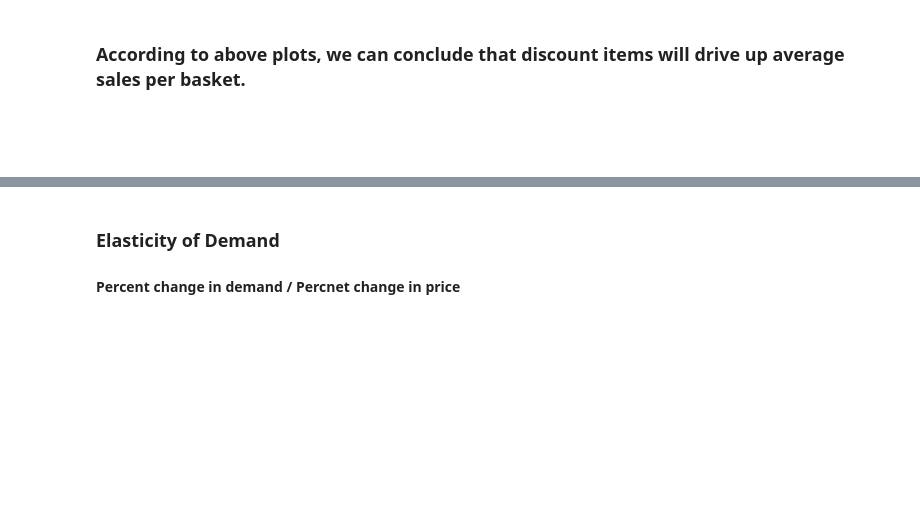
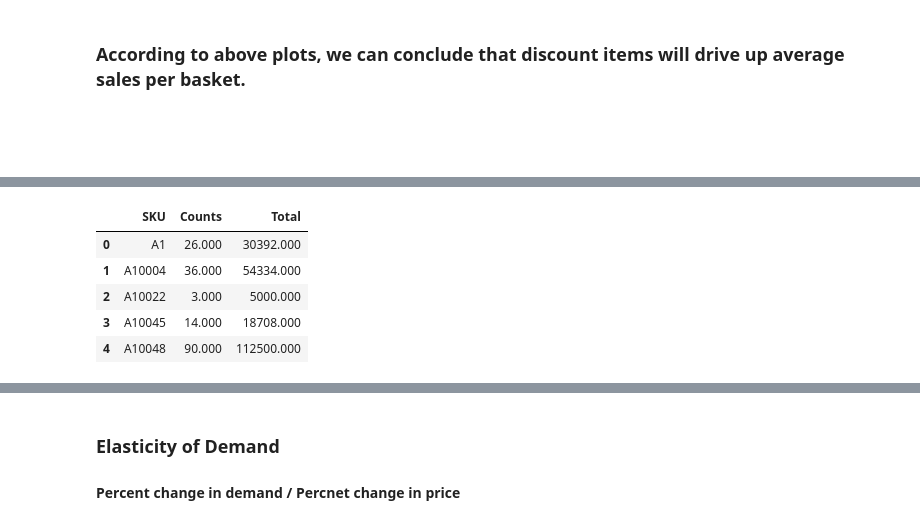
Before and after one commit to WorgenZhang/Retail-Project, a Jupyter notebook: Retail_17.8.2.ipynb, the cells around one changed output, grey strips where cells are left out. Saved outputs shown, nothing was run; the diff lists cells and outputs as text; code cells hidden in the pictures; blank space fills up the shorter version.

```diff
--- a/Retail_17.8.2.ipynb
+++ b/Retail_17.8.2.ipynb
@@ -569,0 +611,9 @@ ax.legend((rects1[0],rects2[0]),('With Discount','Without Discount'))
+# %%
+data1.head()
+# %% [output]
+|  | SKU | Counts | Total |
+| 0 | A1 | 26.000 | 30392.000 |
+| 1 | A10004 | 36.000 | 54334.000 |
+| 2 | A10022 | 3.000 | 5000.000 |
+| 3 | A10045 | 14.000 | 18708.000 |
+| 4 | A10048 | 90.000 | 112500.000 |
```
Also changed, not shown: parts of 21 cells of this notebook.
